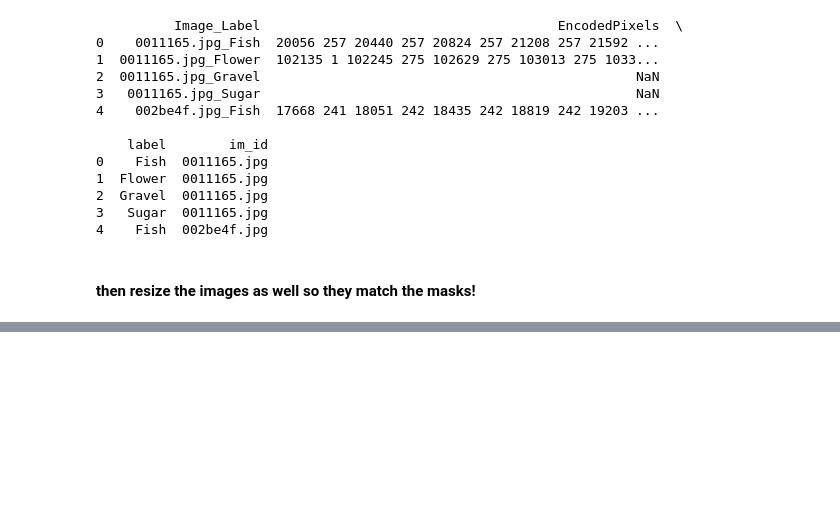
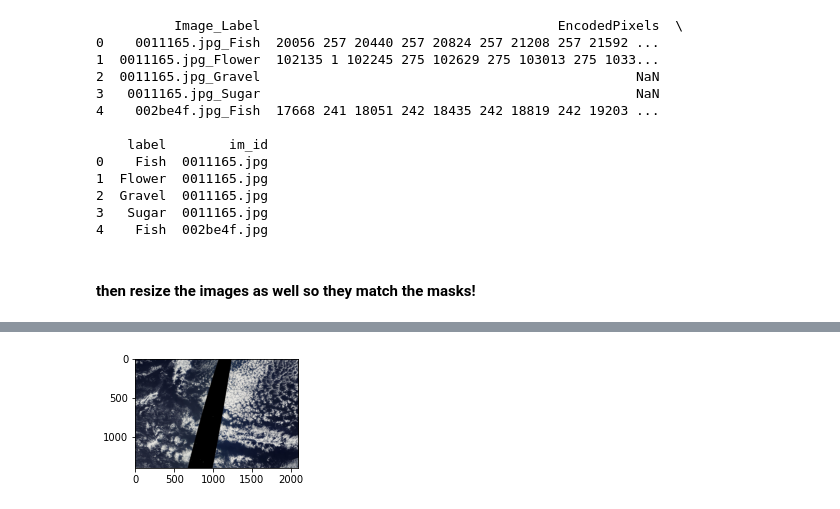
Before and after one commit to samunaai/tuunv2, a Jupyter notebook: pipelines/cloud-segmentation-pipeline/datasets/resize_without_npy.ipynb, the cells around one changed output, grey strips where cells are left out. Saved outputs shown, nothing was run; the diff lists cells and outputs as text; code cells hidden in the pictures; blank space fills up the shorter version.

```diff
--- a/pipelines/cloud-segmentation-pipeline/datasets/resize_without_npy.ipynb
+++ b/pipelines/cloud-segmentation-pipeline/datasets/resize_without_npy.ipynb
@@ -293,0 +258,87 @@ OMG THE MASK SHAPE IS ====>> (1400, 2100, 4)
+# %%
+import os
+
+import cv2
+import numpy as np
+import pandas as pd
+from hydra.utils import get_original_cwd
+from omegaconf import DictConfig
+from torch.utils.data import Dataset
+
+# a similar class to this was in cloud-segmentation-pipeline/src/dataset.py
+class CloudDataset(Dataset):
+    def __init__(
+        self, df: pd.DataFrame, image_in_dir, img_ids, transforms, preprocessing
+    ):
+        self.df = df
+        self.image_folder = image_in_dir
+        # self.mask_folder = os.path.join(get_original_cwd(), cfg.masks_in_dir)
+        self.img_ids = img_ids
+        self.transforms = transforms
+        self.preprocessing = preprocessing
+
+    def rle_decode(self, mask_rle: str = "", shape: tuple = (None, None)):
+        """Source: https://www.kaggle.com/artgor/segmentation-in-pytorch-using-convenient-tools"""
+        s = mask_rle.split()
+        starts, lengths = [np.asarray(x, dtype=int) for x in (s[0:][::2], s[1:][::2])]
+        starts -= 1
+        ends = starts + lengths
+        img = np.zeros(shape[0] * shape[1], dtype=np.uint8)
+        for lo, hi in zip(starts, ends):
+            img[lo:hi] = 1
+        return img.reshape(shape, order="F")
+
+
+    def make_mask(self, df: pd.DataFrame, image_name: str='img.jpg', shape: tuple = (None, None)):
+        """Source: https://www.kaggle.com/artgor/segmentation-in-pytorch-using-convenient-tools"""
+        encoded_masks = df.loc[df['im_id'] == image_name, 'EncodedPixels']
+        masks = np.zeros((shape[0], shape[1], 4), dtype=np.float32)
+        print("Class Masks (1) ====>>", masks.shape)
+        for idx, label in enumerate(encoded_masks.values):
+            try:
+                mask = self.rle_decode(label, shape)
+            except:
+                mask = np.zeros(shape)
+            masks[:, :, idx] = mask
+        print("Class Masks (2) ====>>", masks.shape)
+
+        return masks
+
+    def __getitem__(self, idx):
+        image_name = self.img_ids[idx]
+        print("Image Name -->", image_name)
+        # mask_path = os.path.join(self.mask_folder, image_name + ".npy")
+        image_path = os.path.join(self.image_folder, image_name)
+        img = cv2.imread(image_path)
+        img = cv2.cvtColor(img, cv2.COLOR_BGR2RGB)
+        # mask = np.load("/home/Munachiso.Nwadike/tuunv2/pipelines/cloud-segmentation-pipeline/datasets/understanding_cloud_organization/train_masks/914213a.jpg.npy")
+        mask = self.make_mask(self.df, image_name, (img.shape[0],img.shape[1]))
+        # augmented = {self.transforms(image=img, mask=mask)}
+        augmented = {"image":img, "mask":mask}
+        img = augmented["image"]
+        mask = augmented["mask"]
+        mask = np.transpose(augmented["mask"], [2, 0, 1])
+        return img, mask
+
+    def __len__(self):
+        return len(self.img_ids)
+
+train_df = pd.read_csv(f"understanding_cloud_organization/train.csv")
+train_df["label"] = train_df["Image_Label"].apply(lambda x: x.split("_")[1])
+train_df["im_id"] = train_df["Image_Label"].apply(lambda x: x.split("_")[0])
+
+
+"""Change between the below 2 lines to check the on the regular vs. resized dataset"""
+cd = CloudDataset(train_df, os.path.join(f"understanding_cloud_organization/train_images"), os.listdir(dst_path), None, None )
+# cd = CloudDataset(train_df_resized, dst_path, os.listdir(dst_path), None, None )
+
+
+print("DST PATH",dst_path)
+cd = iter(cd)
+for i in range(3):
+    img, mask = next(cd)
+mask = np.transpose(mask, [1, 2, 0])
+cv2_imshow(img)
+print("Final Mask Shape =>", mask.shape)
+visualize(img, mask)
+# %% [output]
@@ -293,0 +356 @@ OMG THE MASK SHAPE IS ====>> (1400, 2100, 4)
+[figure, added]
```
Also changed, not shown: parts of 9 cells of this notebook.
